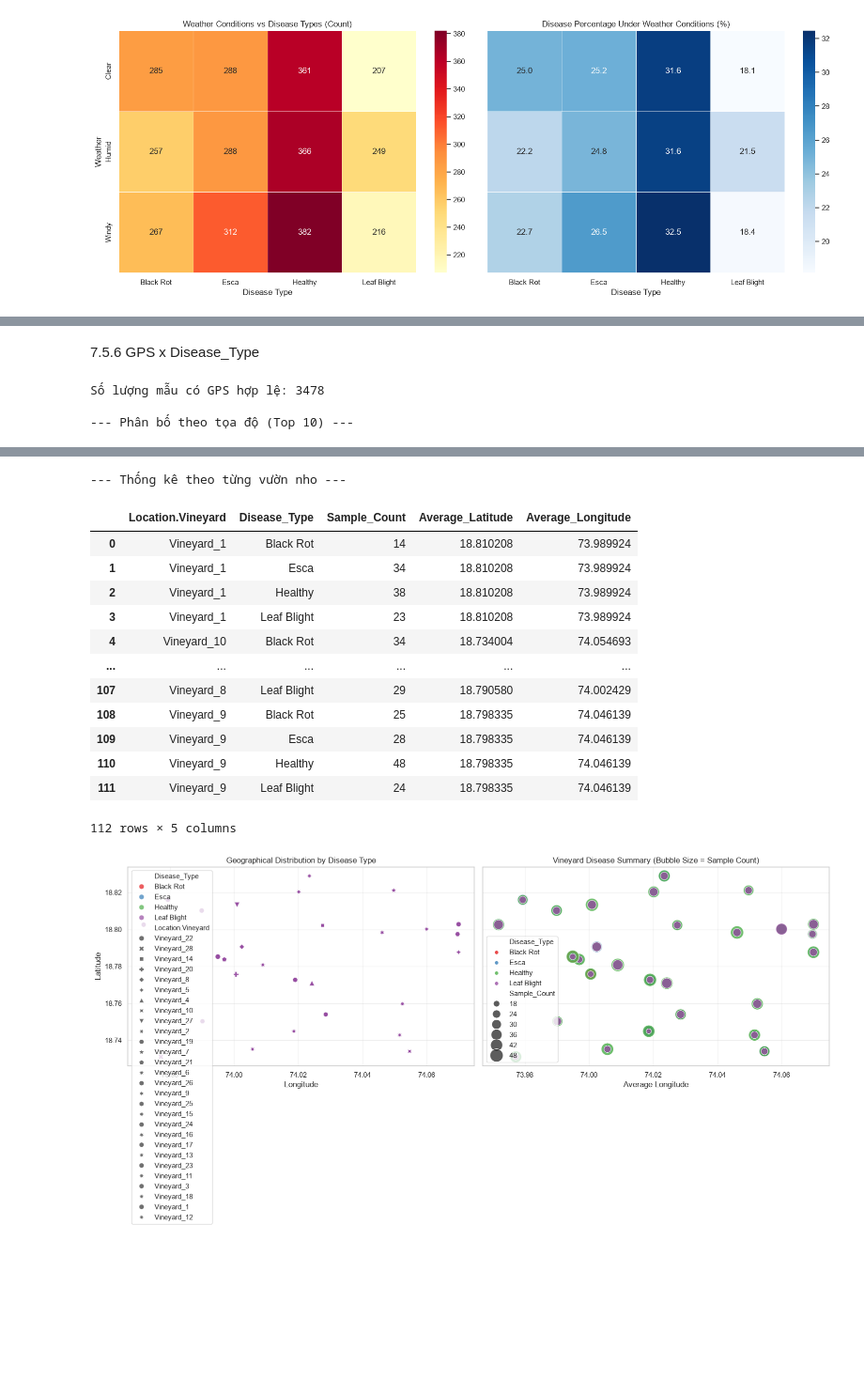
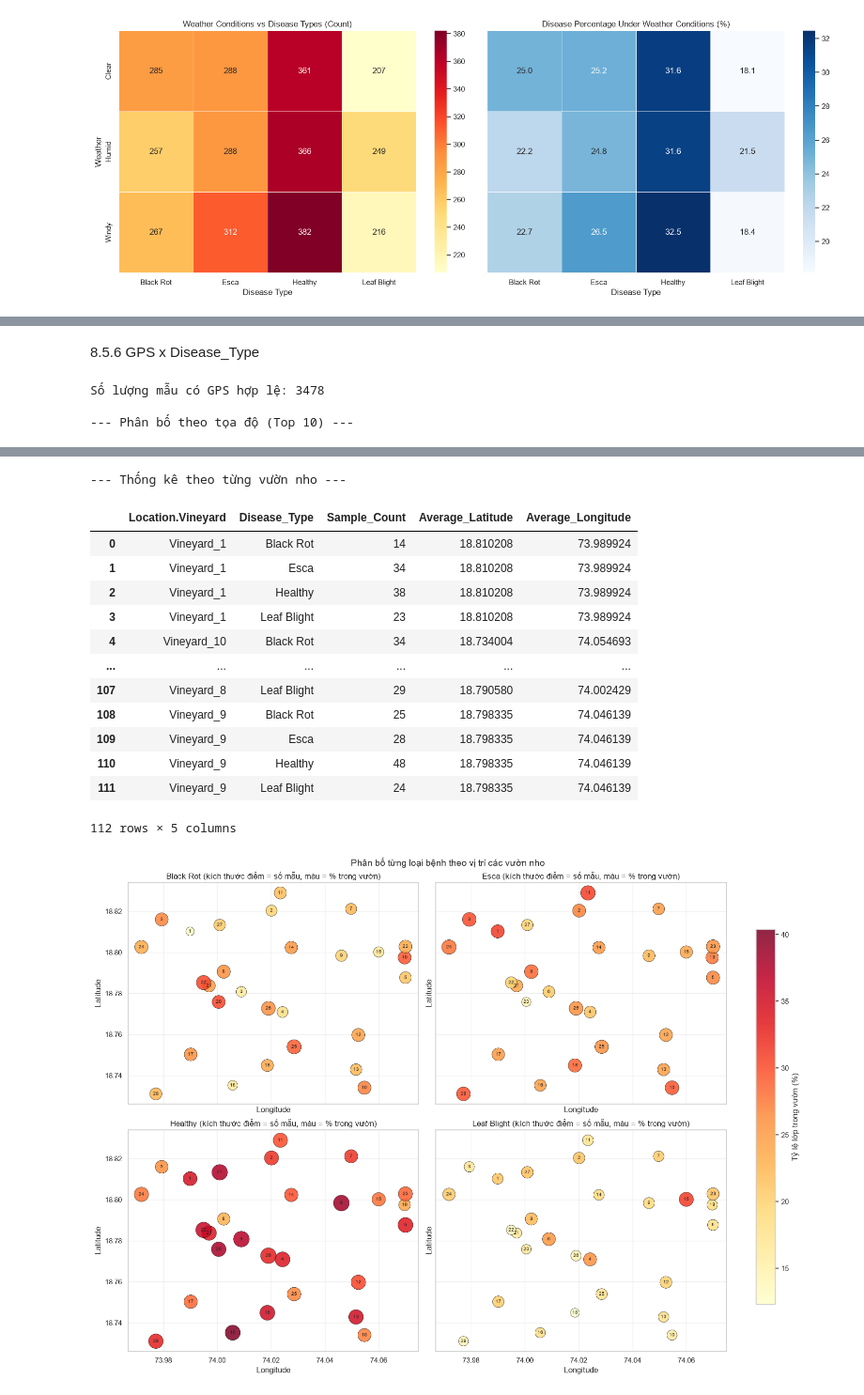
Before and after one commit to KasuraNguyen/Smart-Vineyard, a Jupyter notebook: Notebook/EDA.ipynb, the cells around one changed output, grey strips where cells are left out. Shown at 94% size. Cells and saved outputs as stored; diff of their text form; code cells hidden in the pictures; blank space fills up the shorter version.

```diff
--- a/Notebook/EDA.ipynb
+++ b/Notebook/EDA.ipynb
@@ -47,7 +47,7 @@ print("Đã import thư viện thành công")
 # %%
 BASE_DIR = Path.cwd()
 
-DATASET_DIR = Path("FILE PATH") #Đổi đường dẫn cho hợp lý khi chạy file
+DATASET_DIR = Path("FILE_PATH") #Đổi đường dẫn cho hợp lý khi chạy file
 
 if DATASET_DIR.exists():
     print("Đã tìm thấy dataset !")
@@ -535,5 +1029,5 @@ analyze_weather_disease(df_metadata)
 # %% [markdown]
-7.5.6 GPS x Disease_Type
+8.5.6 GPS x Disease_Type
 # %%
 def analyze_gps_disease(df):
     # 1. Trích xuất, ép kiểu số và lọc bỏ giá trị thiếu gọn trong 1 bước
@@ -560,30 +1054,39 @@ def analyze_gps_disease(df):
     print("\n--- Thống kê theo từng vườn nho ---")
     display(df_vineyard_gps)
 
-    # 3. Trực quan hóa 2 biểu đồ cạnh nhau
-    fig, axes = plt.subplots(1, 2, figsize=(16, 7), sharex=True, sharey=True)
+    # 3. Trực quan hóa: tách riêng từng lớp bệnh để các điểm cùng vườn không chồng lên nhau
+    df_plot = df_vineyard_gps.copy()
+    df_plot["Percent"] = (
+        df_plot["Sample_Count"]
+        / df_plot.groupby("Location.Vineyard")["Sample_Count"].transform("sum")
+        * 100
+    )
+    diseases = sorted(df_plot["Disease_Type"].unique())
+    vmin, vmax = df_plot["Percent"].min(), df_plot["Percent"].max()
 
-    # Biểu đồ 1: Phân bố chi tiết từng mẫu theo Loại bệnh
-    sns.scatterplot(
-        data=df_gps, x="Location.GPS.Longitude", y="Location.GPS.Latitude",
-        hue="Disease_Type", style="Location.Vineyard", palette="Set1", s=60, alpha=0.7, ax=axes[0]
-    )
-    axes[0].set_title("Geographical Distribution by Disease Type")
-    axes[0].set_xlabel("Longitude")
-    axes[0].set_ylabel("Latitude")
-    axes[0].grid(alpha=0.3)
+    fig, axes = plt.subplots(2, 2, figsize=(15, 11), sharex=True, sharey=True, constrained_layout=True)
 
-    # Biểu đồ 2: Tổng hợp theo Vườn (kích thước điểm = số lượng mẫu)
-    sns.scatterplot(
-        data=df_vineyard_gps, x="Average_Longitude", y="Average_Latitude",
-        hue="Disease_Type", size="Sample_Count", sizes=(50, 400), palette="Set1", alpha=0.8, ax=axes[1]
-    )
-    axes[1].set_title("Vineyard Disease Summary (Bubble Size = Sample Count)")
-    axes[1].set_xlabel("Average Longitude")
-    axes[1].set_ylabel("")
-    axes[1].grid(alpha=0.3)
+    for ax, disease in zip(axes.ravel(), diseases):
+        sub = df_plot[df_plot["Disease_Type"] == disease]
+        sc = ax.scatter(
+            sub["Average_Longitude"], sub["Average_Latitude"],
+            s=sub["Sample_Count"] * 12, c=sub["Percent"], cmap="YlOrRd",
+            vmin=vmin, vmax=vmax, alpha=0.85, edgecolor="black", linewidth=0.5
+        )
+        # Ghi số thứ tự vườn lên từng điểm
+        for _, r in sub.iterrows():
+            ax.annotate(
+                r["Location.Vineyard"].split("_")[-1],
+                (r["Average_Longitude"], r["Average_Latitude"]),
+                fontsize=7, ha="center", va="center"
+            )
+        ax.set_title(f"{disease} (kích thước điểm = số mẫu, màu = % trong vườn)")
+        ax.set_xlabel("Longitude")
+        ax.set_ylabel("Latitude")
+        ax.grid(alpha=0.3)
 
-    plt.tight_layout()
+    fig.colorbar(sc, ax=axes, label="Tỷ lệ lớp trong vườn (%)", shrink=0.8)
+    fig.suptitle("Phân bố từng loại bệnh theo vị trí các vườn nho", fontsize=14)
     plt.show()
 
     return df_gps, df_vineyard_gps
@@ -593,31 +1096,31 @@ df_gps_clean, df_vineyard_summary = analyze_gps_disease(df_metadata)
 # %% [output]
 Số lượng mẫu có GPS hợp lệ: 3478
 
 --- Phân bố theo tọa độ (Top 10) ---
 |  | Disease_Type | Black Rot | Esca | Healthy | Leaf Blight |
 | Location.GPS.Latitude | Location.GPS.Longitude |  |  |  |  |
 | 18.731029 | 73.977206 | 28 | 37 | 41 | 18 |
 | 18.734004 | 74.054693 | 34 | 37 | 34 | 20 |
 | 18.735187 | 74.005753 | 18 | 27 | 44 | 20 |
 | 18.742834 | 74.051588 | 26 | 29 | 41 | 21 |
 | 18.744878 | 74.018640 | 29 | 35 | 43 | 15 |
 | 18.750256 | 73.990160 | 32 | 31 | 35 | 25 |
 | 18.753966 | 74.028567 | 39 | 35 | 36 | 24 |
 | 18.759723 | 74.052451 | 33 | 33 | 41 | 27 |
 | 18.770889 | 74.024265 | 23 | 27 | 43 | 33 |
 | 18.772686 | 74.019040 | 37 | 37 | 47 | 21 |
 --- Thống kê theo từng vườn nho ---
 |  | Location.Vineyard | Disease_Type | Sample_Count | Average_Latitude | Average_Longitude |
 | 0 | Vineyard_1 | Black Rot | 14 | 18.810208 | 73.989924 |
 | 1 | Vineyard_1 | Esca | 34 | 18.810208 | 73.989924 |
 | 2 | Vineyard_1 | Healthy | 38 | 18.810208 | 73.989924 |
 | 3 | Vineyard_1 | Leaf Blight | 23 | 18.810208 | 73.989924 |
 | 4 | Vineyard_10 | Black Rot | 34 | 18.734004 | 74.054693 |
 | ... | ... | ... | ... | ... | ... |
 | 107 | Vineyard_8 | Leaf Blight | 29 | 18.790580 | 74.002429 |
 | 108 | Vineyard_9 | Black Rot | 25 | 18.798335 | 74.046139 |
 | 109 | Vineyard_9 | Esca | 28 | 18.798335 | 74.046139 |
 | 110 | Vineyard_9 | Healthy | 48 | 18.798335 | 74.046139 |
 | 111 | Vineyard_9 | Leaf Blight | 24 | 18.798335 | 74.046139 |
 112 rows × 5 columns
-[figure, old version]
+[figure, new version]
```
Also changed, not shown: parts of 87 cells of this notebook.
